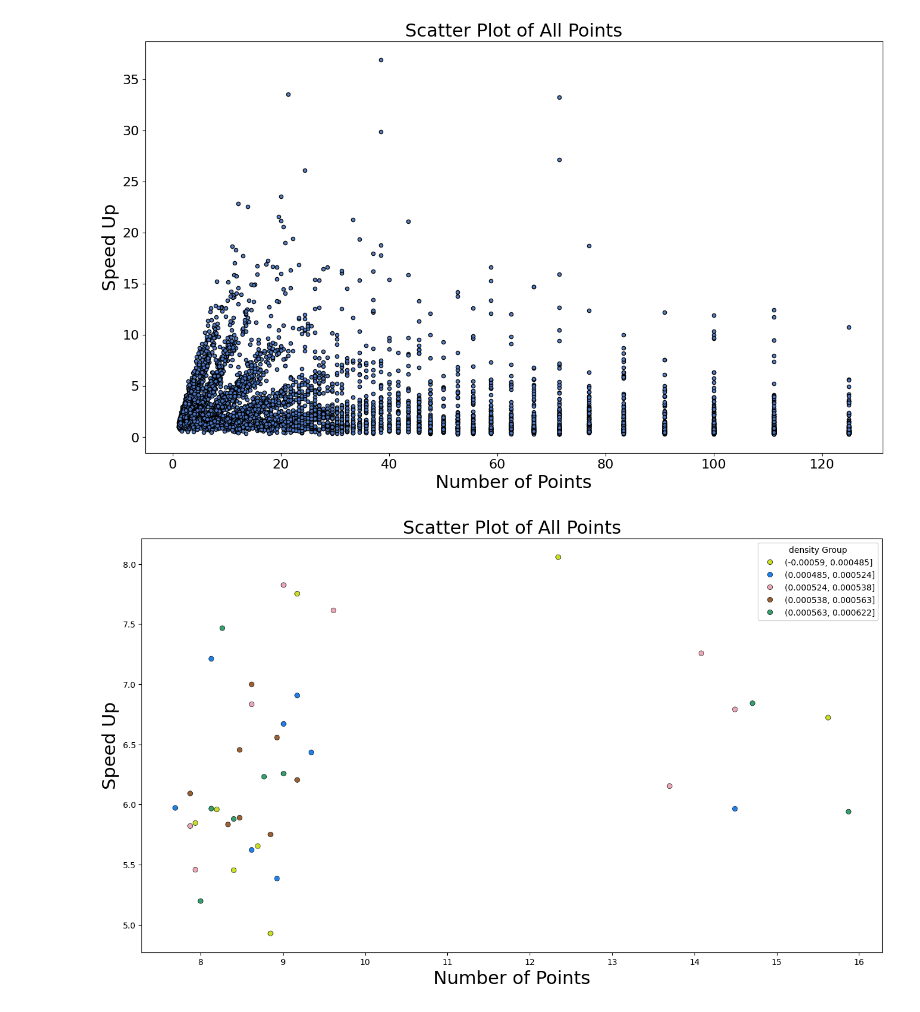
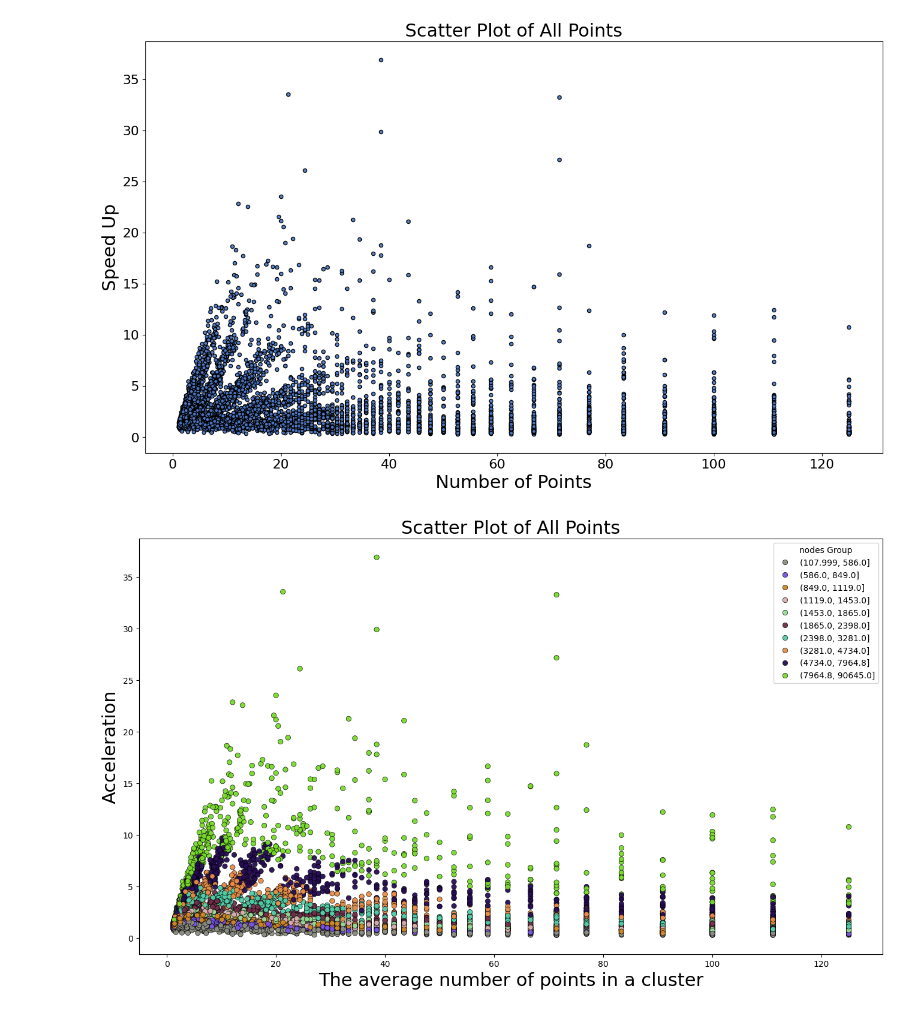
Before and after one commit to romanroff/tmp, a Jupyter notebook: main.ipynb, the cells around one changed output. Cells and saved outputs as stored; diff of their text form; code cells hidden in the pictures.

```diff
--- a/main.ipynb
+++ b/main.ipynb
@@ -248,6 +250,5 @@ plt.show()
 # %%
 import pandas as pd
-import geopandas as gpd
 import networkx as nx
 from tqdm import tqdm
 
@@ -269,18 +270,30 @@ for R_number in tqdm(combined_df['R_number'].unique()):
     # Собираем информацию о графе
     num_nodes = G.number_of_nodes()
     num_edges = G.number_of_edges()
-    sparsity = num_edges / num_nodes if num_nodes > 0 else 0
+    degrees = dict(G.degree())
+    diameter = nx.diameter(G) if nx.is_connected(G) else float('inf')
+    average_clustering = nx.average_clustering(G)
+    average_shortest_path_length = nx.average_shortest_path_length(G) if nx.is_connected(G) else float('inf')
+    density = nx.density(G)
 
     # Сохраняем информацию в словарь
     graph_info[R_number] = {
         'nodes': num_nodes,
         'edges': num_edges,
-        'sparsity': sparsity
+        'degrees': degrees,
+        'diameter': diameter,
+        'average_clustering': average_clustering,
+        'average_shortest_path_length': average_shortest_path_length,
+        'density': density
     }
 
-# Создание новых колонок в final_gdf и заполнение их значениями из словаря
+# Создание новых колонок в combined_df и заполнение их значениями из словаря
 combined_df['nodes'] = combined_df['R_number'].map(lambda x: graph_info[x]['nodes'])
 combined_df['edges'] = combined_df['R_number'].map(lambda x: graph_info[x]['edges'])
-combined_df['sparsity'] = combined_df['R_number'].map(lambda x: graph_info[x]['sparsity'])
+combined_df['degrees'] = combined_df['R_number'].map(lambda x: graph_info[x]['degrees'])
+combined_df['diameter'] = combined_df['R_number'].map(lambda x: graph_info[x]['diameter'])
+combined_df['average_clustering'] = combined_df['R_number'].map(lambda x: graph_info[x]['average_clustering'])
+combined_df['average_shortest_path_length'] = combined_df['R_number'].map(lambda x: graph_info[x]['average_shortest_path_length'])
+combined_df['density'] = combined_df['R_number'].map(lambda x: graph_info[x]['density'])
 combined_df['k'] = combined_df['nodes'] / (combined_df['alpha'] * combined_df['nodes'])
-combined_df.to_csv('For_Gosha.csv')
+# combined_df.to_csv('For_Gosha.csv')
@@ -559,7 +620,7 @@ def generate_hex_colors(n):
         colors.append(color)
     return colors
 
-def ploting(df, name, highlight2_name, q=10, highlight=False, highlight2=False, selected_classes=[0]):
+def ploting(df, name, highlight2_name, q=10, highlight=False, highlight2=False, selected_classes=[0], save=False, name_fig='figure'):
     # Находим строки с максимальным значением 'speed_up' для каждого 'R_number'
     if highlight:
         max_speed_up_df = df.loc[df.groupby('R_number')['speed_up'].idxmax()]
@@ -569,36 +630,45 @@ def ploting(df, name, highlight2_name, q=10, highlight=False, highlight2=False,
     # Создаем группы на основе квартилей 'nodes'
     colors = generate_hex_colors(q)
     max_speed_up_df[f'{name}_group'] = pd.qcut(max_speed_up_df[name], q=q, labels=[i for i in range(q)])
     max_speed_up_df[f'{name}_group_gap'] = pd.qcut(max_speed_up_df[name], q=q)
 
     if highlight2:
         max_speed_up_df = max_speed_up_df.loc[max_speed_up_df.groupby('R_number')[highlight2_name].idxmax()]
 
     # Генерация цветовой палитры, включая серый для невыбранных классов
     palette = {group: (colors[i] if i in selected_classes else '#D3D3D3') for i, group in enumerate(max_speed_up_df[f'{name}_group_gap'].cat.categories)}
 
     # Построение графика с разбиением по группам 'node_group'
     plt.figure(figsize=(16, 9))
     sns.scatterplot(
         data=max_speed_up_df,
         x='k',
         y='speed_up',
         hue=f'{name}_group_gap',
         palette=palette,
         edgecolor='black',
         alpha=0.95
     )
 
     plt.title('Scatter Plot of All Points', fontsize=22)
-    plt.xlabel('Number of Points', fontsize=22)
-    plt.ylabel('Speed Up', fontsize=22)
+    plt.xlabel('The average number of points in a cluster', fontsize=22)
+    plt.ylabel('Acceleration', fontsize=22)
 
     plt.legend(title=f'{name} Group')
-    # plt.savefig('data\\img\\scatter_plot_all_not_filter.png', dpi=200, bbox_inches='tight')
+    if save:
+        plt.savefig(f'data\\img\\{name_fig}.png', dpi=200, bbox_inches='tight')
     plt.show()
 
 df = pd.read_csv('cities.csv')
-df = df[df['node_group'].isin([16])]
-ploting(df=df, name='density', highlight2_name='speed_up', q=5, highlight=True, highlight2=False, selected_classes=[i for i in range(0, 10, 1)])
+# df = df[df['node_group'].isin([0,1,2,3,4,5,6,7,8,9])]
+ploting(df=df,
+        name='nodes',
+        highlight2_name='speed_up',
+        q=10,
+        highlight=False,
+        highlight2=False,
+        selected_classes=[i for i in range(0, 10, 1)],
+        save=False,
+        name_fig='Scatter Plot of All Points')
 # %% [output]
-[figure, old version]
+[figure, new version]
```
Also changed, not shown: parts of 6 cells of this notebook.
